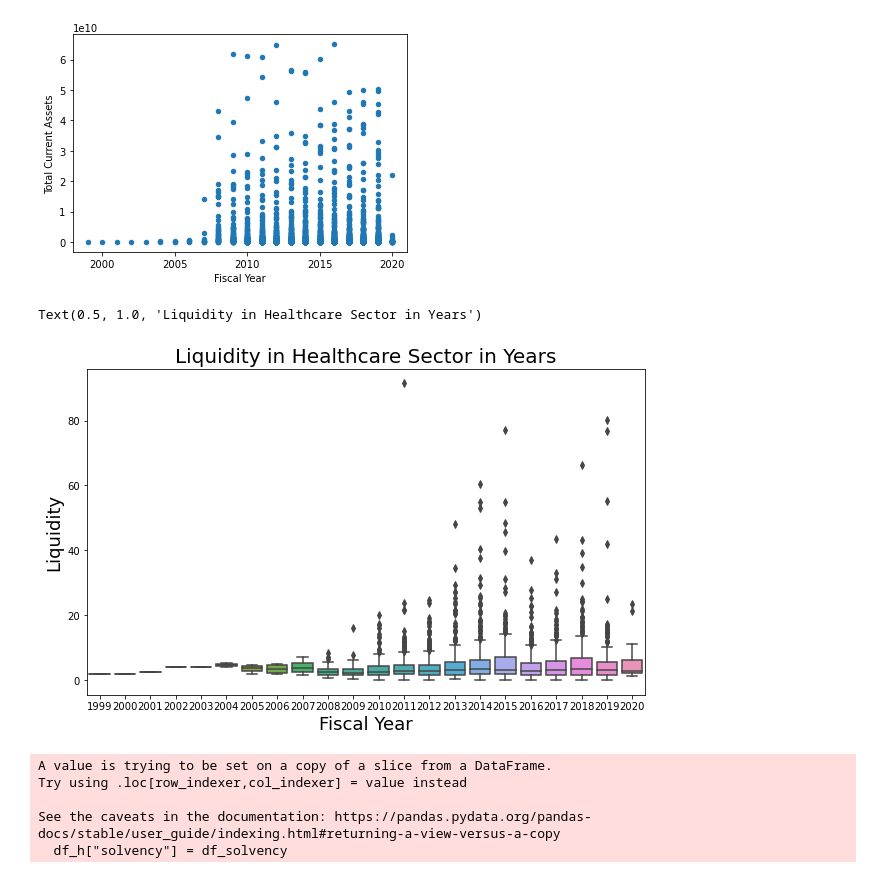
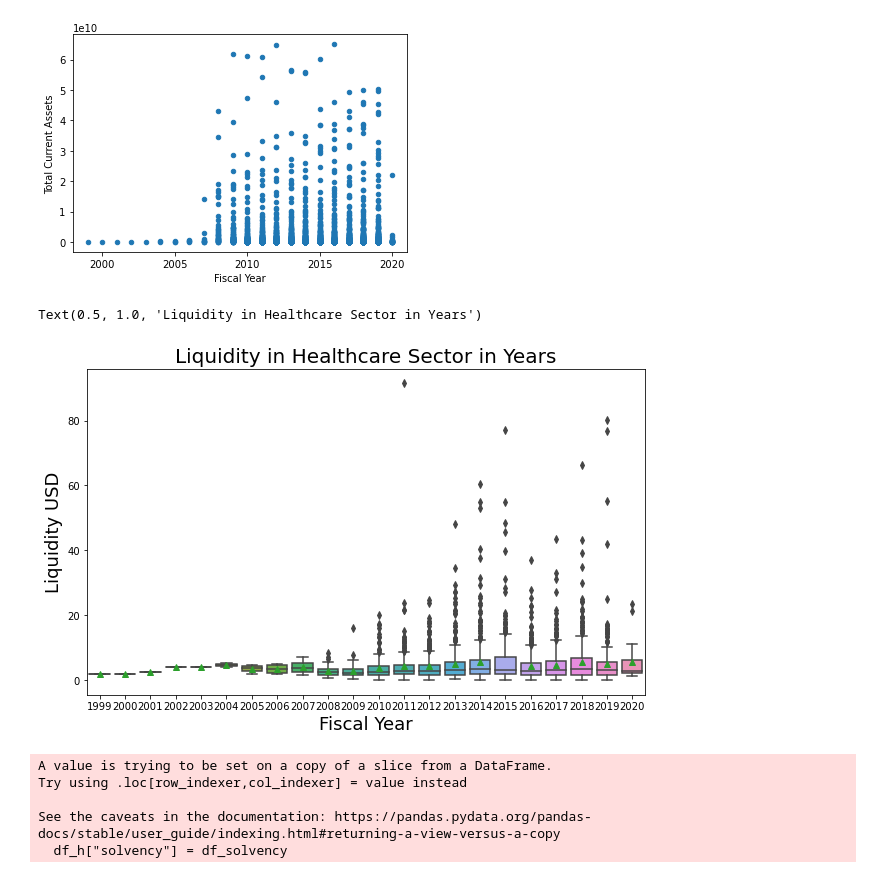
Before and after one commit to mpolch/datachallenge, a Jupyter notebook: StockPricesAnalyses/StockPriceAnalyses.ipynb, the cells around one changed output. Drawn from its saved outputs; the diff is of its cells as text; code cells hidden in the pictures.

```diff
--- a/StockPricesAnalyses/StockPriceAnalyses.ipynb
+++ b/StockPricesAnalyses/StockPriceAnalyses.ipynb
@@ -152,14 +199,15 @@ df_h.plot.scatter(xx, yy) # Fiscal Year vs
 # %%
 import matplotlib.pyplot as plt
 import seaborn as sns
 fig, ax = plt.subplots(figsize=(10, 6))
-sns.boxplot(data=df_h, x=xx, y="liquid", ax=ax)
+
+health_lid = sns.boxplot(data=df_h, x=xx, y="liquid", ax=ax, showmeans=True)
 ax.set_xlabel("Fiscal Year", size = 18)
-ax.set_ylabel('Liquidity', size = 18)
+ax.set_ylabel('Liquidity USD', size = 18)
 ax.set_title('Liquidity in Healthcare Sector in Years', size = 20)
 # %% [output]
 Text(0.5, 1.0, 'Liquidity in Healthcare Sector in Years')
-[figure, old version]
+[figure, new version]
 # %%
 df_solvency = df_h["Long Term Debt"]/df_h["Total Equity"]
 df_h["solvency"] = df_solvency
```
Also changed, not shown: parts of 51 cells of this notebook, 3 other files.
